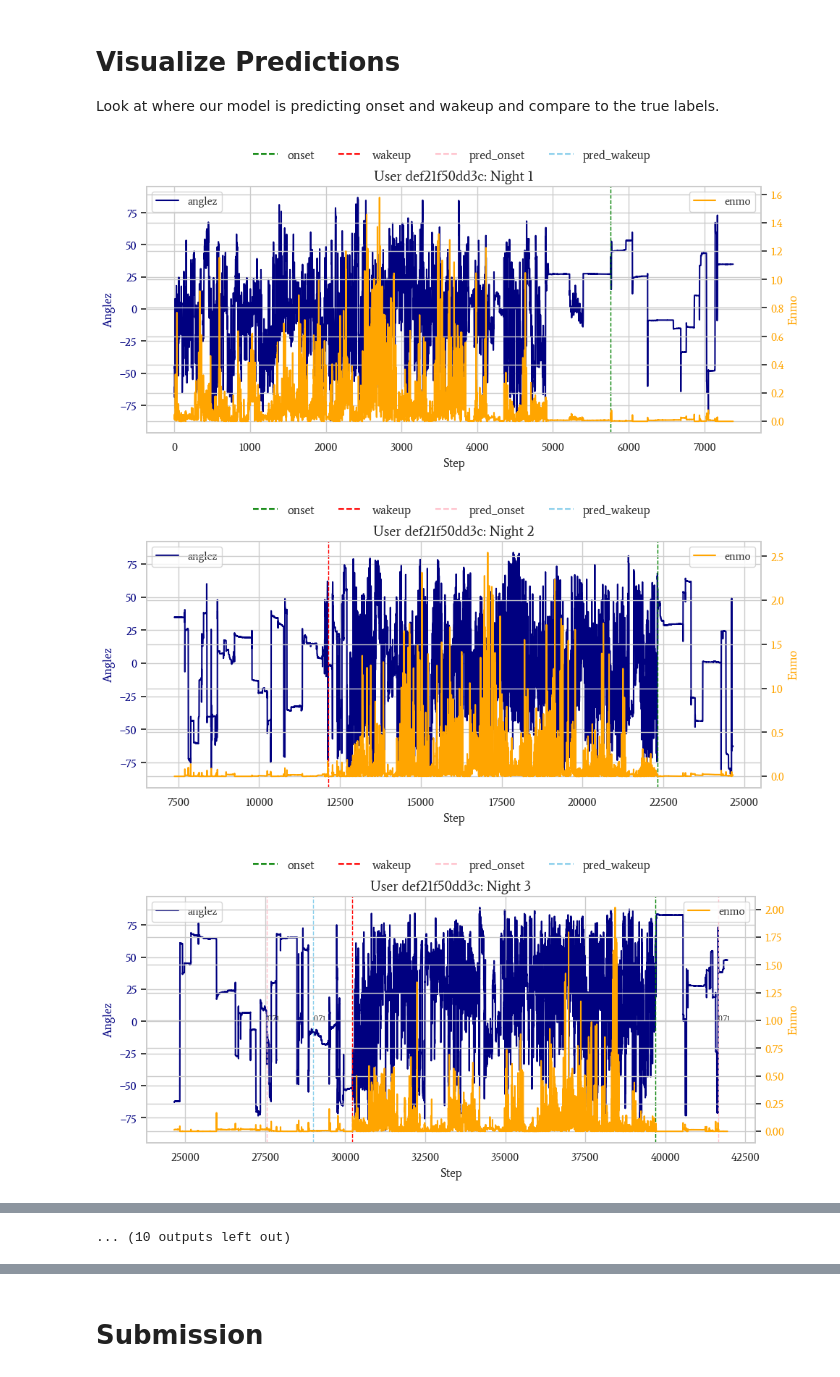
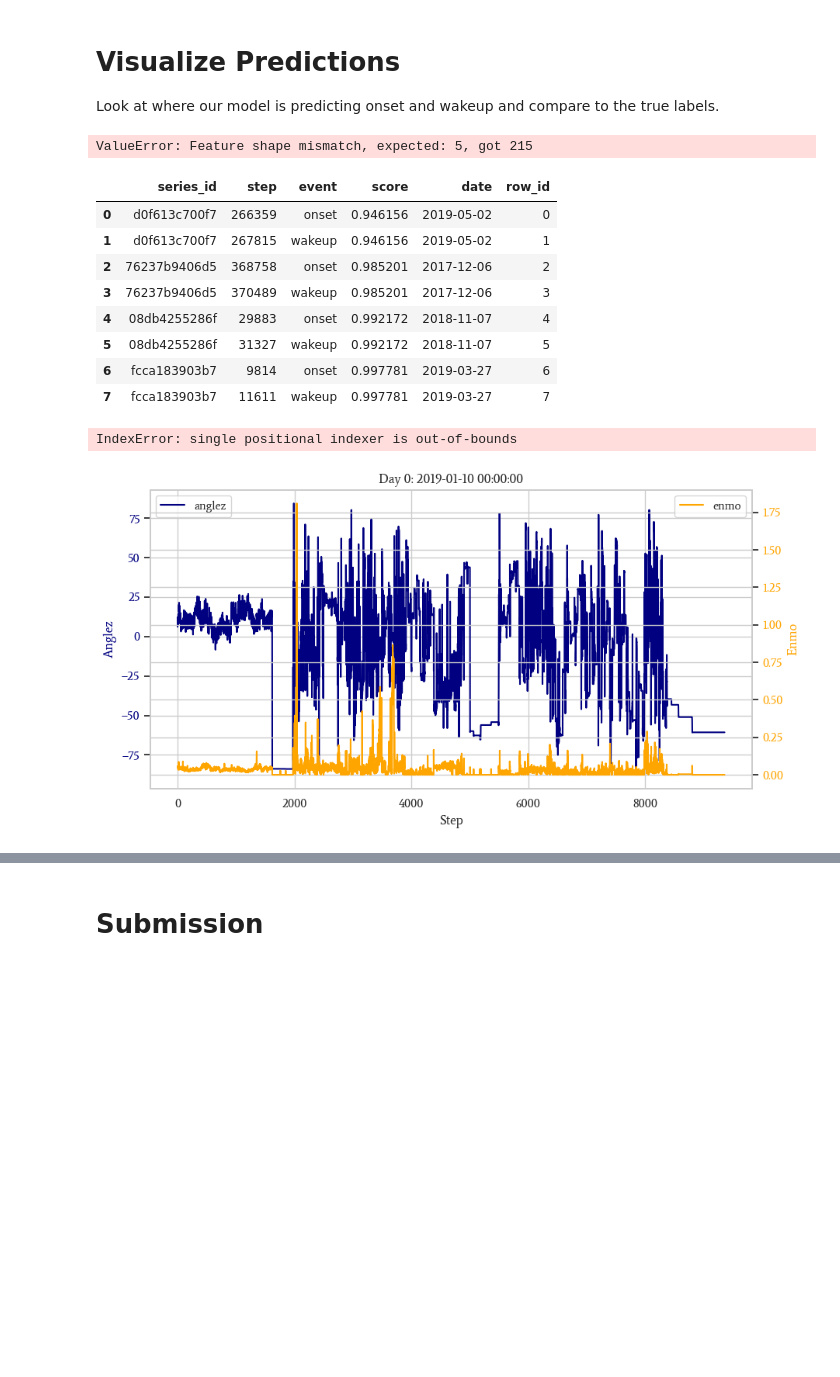
Before and after one commit to heefjones/detect_sleep_states, a Jupyter notebook: preds.ipynb, the cells around one changed output, grey strips where cells are left out. Cells and saved outputs as stored; diff of their text form; code cells hidden in the pictures; blank space fills up the shorter version.

Commit message:
implemented a method for batching data

```diff
--- a/preds.ipynb
+++ b/preds.ipynb
@@ -351,0 +118,12 @@ val_score
+# %%
+non_feat_cols = ['series_id', 'step', 'date']
+xgb = XGBClassifier(random_state=SEED, n_jobs=-1)
+# %%
+# iterate through batches
+for i, (X_batch, y_batch) in enumerate(batch_data(data)):
+    if i == 0:
+        # for the first batch, train normally
+        xgb.fit(X_batch.drop(non_feat_cols), y_batch)
+    else:
+        # continue training using the current booster
+        xgb.fit(X_batch.drop(non_feat_cols), y_batch, xgb_model=xgb.get_booster())
@@ -355,15 +226,45 @@ Look at where our model is predicting onset and wakeup and compare to the true l
+# %%
+# get predictions
+preds = predict(data, xgb)
+
+# get labels for validation set
+labels = events.filter(pl.col('series_id').is_in(data.select(pl.col('series_id')).unique())).select(['series_id', 'step', 'event']).to_pandas()
+
+# args for scoring function
+tolerance_values = [12, 36, 60, 90, 120, 150, 180, 240, 300, 360]
+tolerances = {"onset": tolerance_values, "wakeup": tolerance_values}
+
+# get score
+final_score = score(solution=events.select(['series_id', 'step', 'event']).to_pandas(), submission=preds, tolerances=tolerances,
+      series_id_column_name='series_id', time_column_name='step', event_column_name='event', score_column_name='score')
+
+# check score
+final_score
+# %% [output]
+ValueError: Feature shape mismatch, expected: 5, got 215
+# %%
+preds.shape
+# %% [output]
+|  | series_id | step | event | score | date | row_id |
+| 0 | d0f613c700f7 | 266359 | onset | 0.946156 | 2019-05-02 | 0 |
+| 1 | d0f613c700f7 | 267815 | wakeup | 0.946156 | 2019-05-02 | 1 |
+| 2 | 76237b9406d5 | 368758 | onset | 0.985201 | 2017-12-06 | 2 |
+| 3 | 76237b9406d5 | 370489 | wakeup | 0.985201 | 2017-12-06 | 3 |
+| 4 | 08db4255286f | 29883 | onset | 0.992172 | 2018-11-07 | 4 |
+| 5 | 08db4255286f | 31327 | wakeup | 0.992172 | 2018-11-07 | 5 |
+| 6 | fcca183903b7 | 9814 | onset | 0.997781 | 2019-03-27 | 6 |
+| 7 | fcca183903b7 | 11611 | wakeup | 0.997781 | 2019-03-27 | 7 |
 # %%
 # get a random user
-user_id = get_random_id(data_val)
+user_id = get_random_id(data)
 
 # get data, preds, and events for the user
-user_data = data_val.filter(pl.col('series_id') == user_id)
-user_preds = val_preds.query('series_id == @user_id')
+user_data = data.filter(pl.col('series_id') == user_id)
+user_preds = preds.query('series_id == @user_id')
 user_events = events.filter(pl.col('series_id') == user_id)
 
 # plot preds
 plot_preds(user_data, user_preds, user_events)
 # %% [output]
+IndexError: single positional indexer is out-of-bounds
-[figure, old version]
+[figure, new version]
-[figure, removed]
-[figure, removed]
@@ -379 +270,0 @@ plot_preds(user_data, user_preds, user_events)
-... (10 outputs left out)
```
Also changed, not shown: parts of 29 cells of this notebook, 2 other files.
